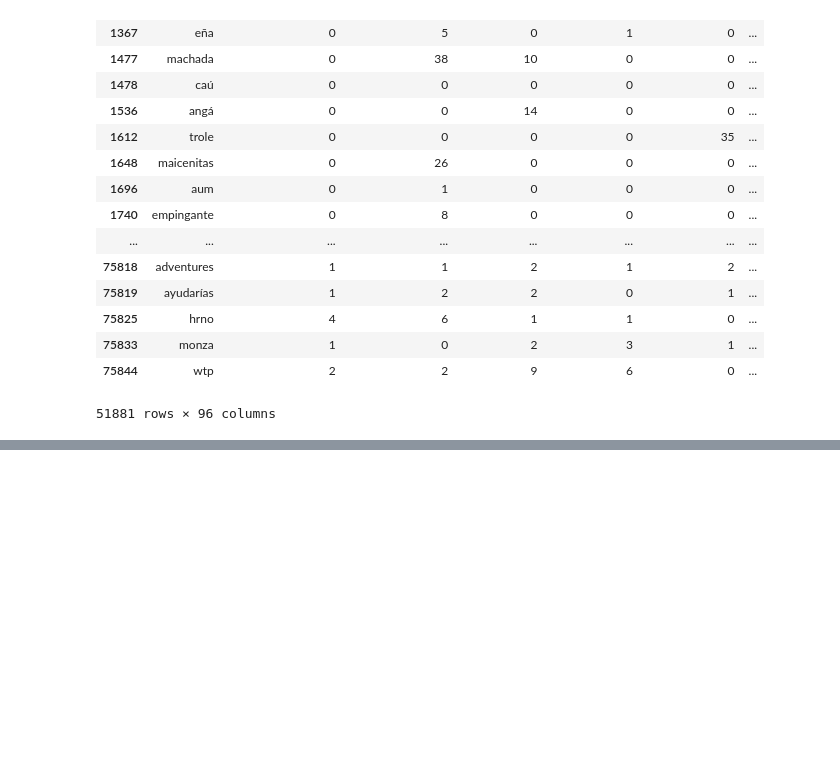
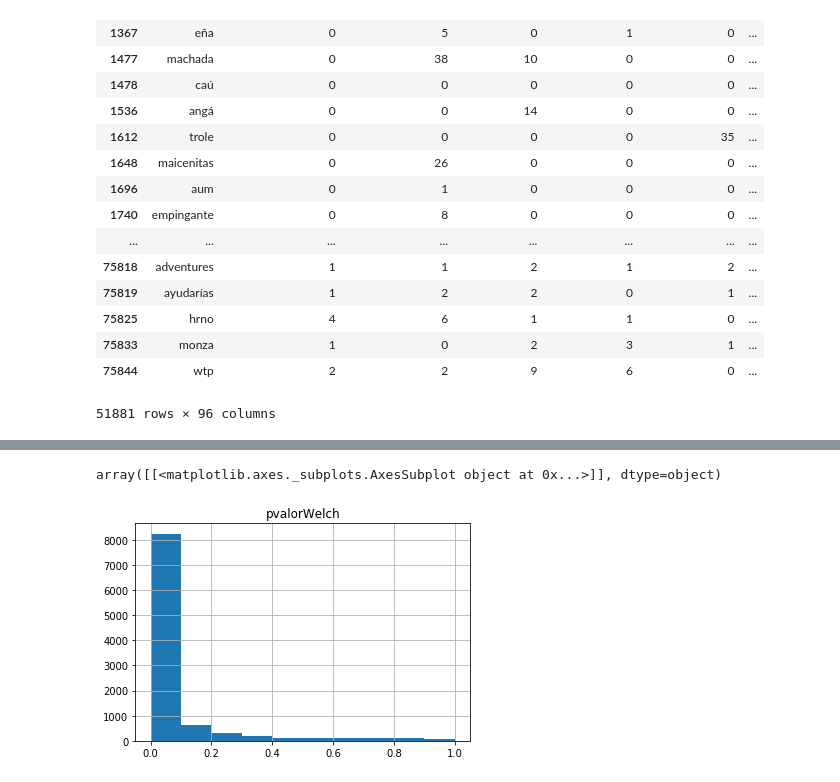
Before and after one commit to daleman/tesis, a Jupyter notebook: bootstrap.ipynb, the cells around one changed output, grey strips where cells are left out. Saved outputs shown, nothing was run; the diff lists cells and outputs as text; code cells hidden in the pictures; blank space fills up the shorter version.

```diff
--- a/bootstrap.ipynb
+++ b/bootstrap.ipynb
@@ -480,0 +543,5 @@ df[pd.isnull(df.pvalor)]
+# %%
+from statsmodels.sandbox.stats.multicomp import multipletests
+p_adjustedAll = multipletests(df.pvalorWelch, method='bonferroni')
+# %%
+df["p_adjusted"] = p_adjustedAll[1]
@@ -480,0 +581,5 @@ df[pd.isnull(df.pvalor)]
+# %%
+df.iloc[60000:70000].hist()
+# %% [output]
+array([[<matplotlib.axes._subplots.AxesSubplot object at 0x...>]], dtype=object)
+[figure, added]
```
Also changed, not shown: parts of 13 cells of this notebook, 2 other files.
